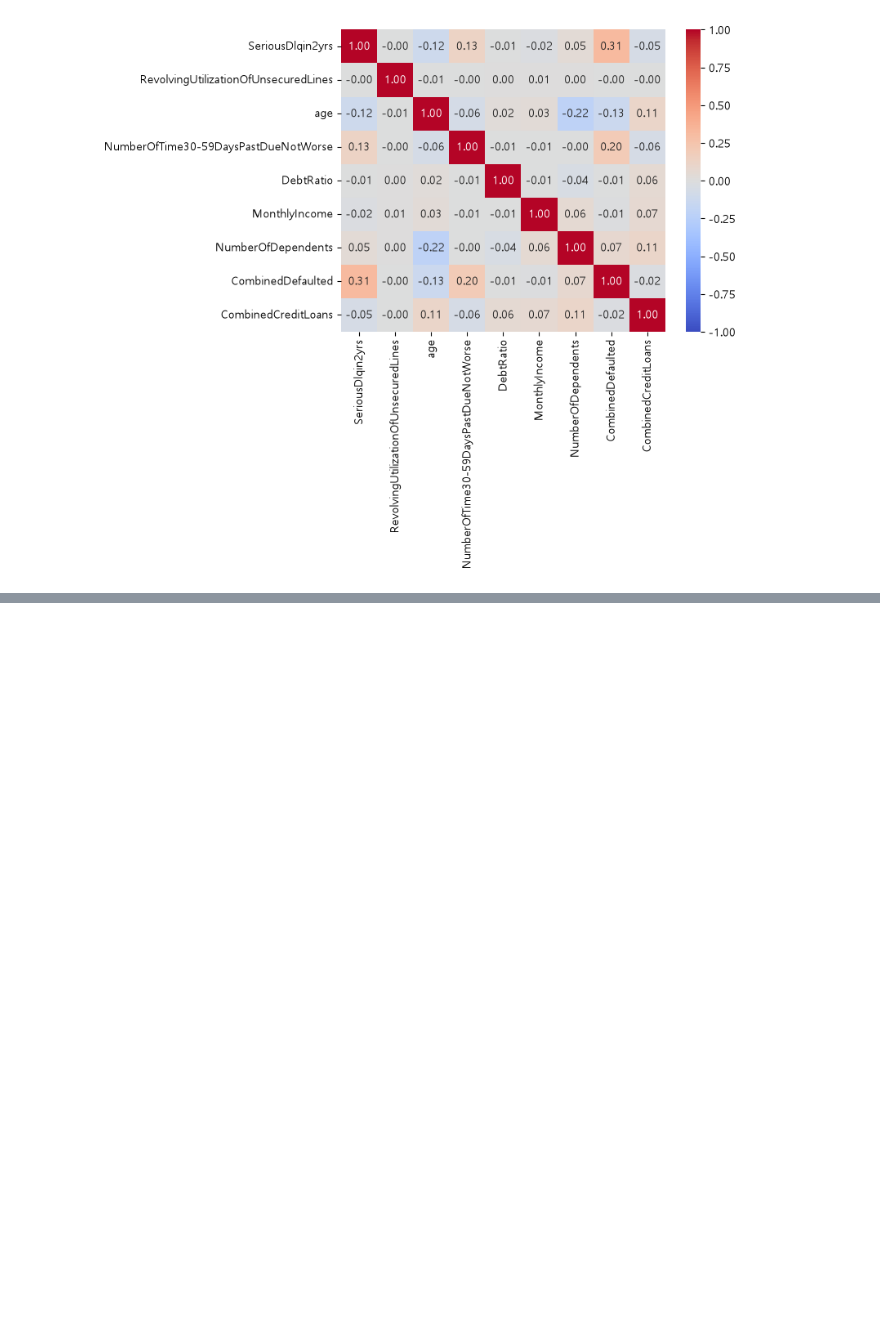
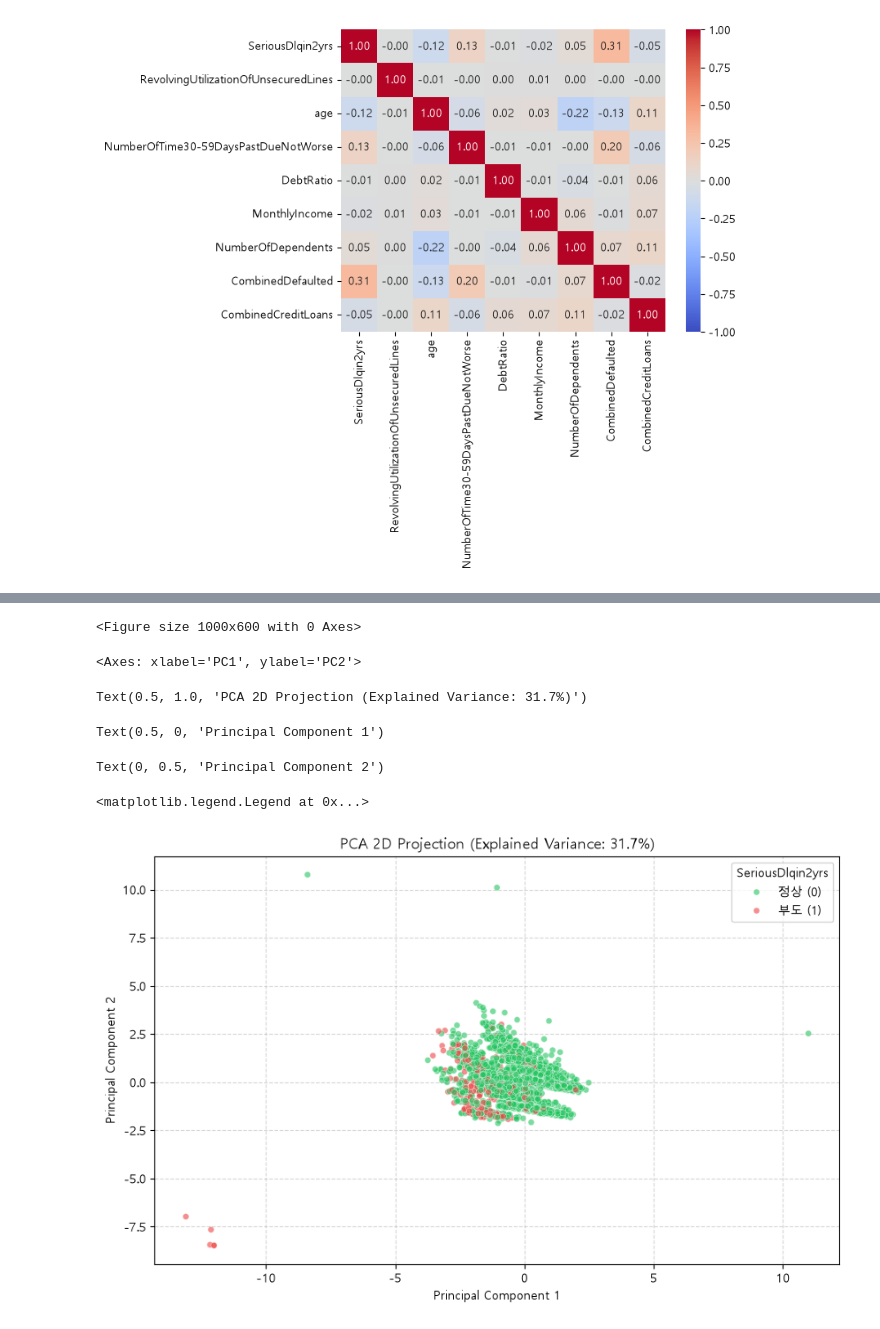
Before and after one commit to Enqlenqkq/GMSC_Assignment, a Jupyter notebook: creditanalysis.ipynb, the cells around one changed output, grey strips where cells are left out. Drawn from its saved outputs; the diff is of its cells as text; code cells hidden in the pictures; blank space fills up the shorter version.

```diff
--- a/creditanalysis.ipynb
+++ b/creditanalysis.ipynb
@@ -169,0 +182,39 @@ array([[<Axes: xlabel='SeriousDlqin2yrs', ylabel='SeriousDlqin2yrs'>,
+# %%
+from sklearn.decomposition import PCA
+from sklearn.preprocessing import StandardScaler
+
+# Features
+X = data.drop(columns=['SeriousDlqin2yrs'])
+# Target
+Y = data['SeriousDlqin2yrs']
+
+# 스케일링 및 PCA 2차원 축소
+X_scaled_pca = StandardScaler().fit_transform(X)
+pca = PCA(n_components=2, random_state=7)
+X_pca = pca.fit_transform(X_scaled_pca)
+
+pca_df = pd.DataFrame(X_pca, columns=['PC1', 'PC2'])
+pca_df['Target'] = Y.values
+pca_df['Target_Label'] = Y.map({0: '정상 (0)', 1: '부도 (1)'})
+# 시각화
+plt.figure(figsize=(10, 6))
+sns.scatterplot(
+    data=pca_df.sample(n=5000, random_state=7), # 5천 건 샘플링 시각화
+    x='PC1', y='PC2', hue='Target_Label',
+    palette={'정상 (0)': '#22c55e', '부도 (1)': '#ef4444'},
+    alpha=0.6, s=25
+)
+plt.title(f'PCA 2D Projection (Explained Variance: {pca.explained_variance_ratio_.sum()*100:.1f}%)')
+plt.xlabel('Principal Component 1')
+plt.ylabel('Principal Component 2')
+plt.legend(title='SeriousDlqin2yrs')
+plt.grid(True, linestyle='--', alpha=0.5)
+plt.show()
+# %% [output]
+<Figure size 1000x600 with 0 Axes>
+<Axes: xlabel='PC1', ylabel='PC2'>
+Text(0.5, 1.0, 'PCA 2D Projection (Explained Variance: 31.7%)')
+Text(0.5, 0, 'Principal Component 1')
+Text(0, 0.5, 'Principal Component 2')
+<matplotlib.legend.Legend at 0x...>
+[figure, added]
```
Also changed, not shown: parts of 26 cells of this notebook, 9 other files.
